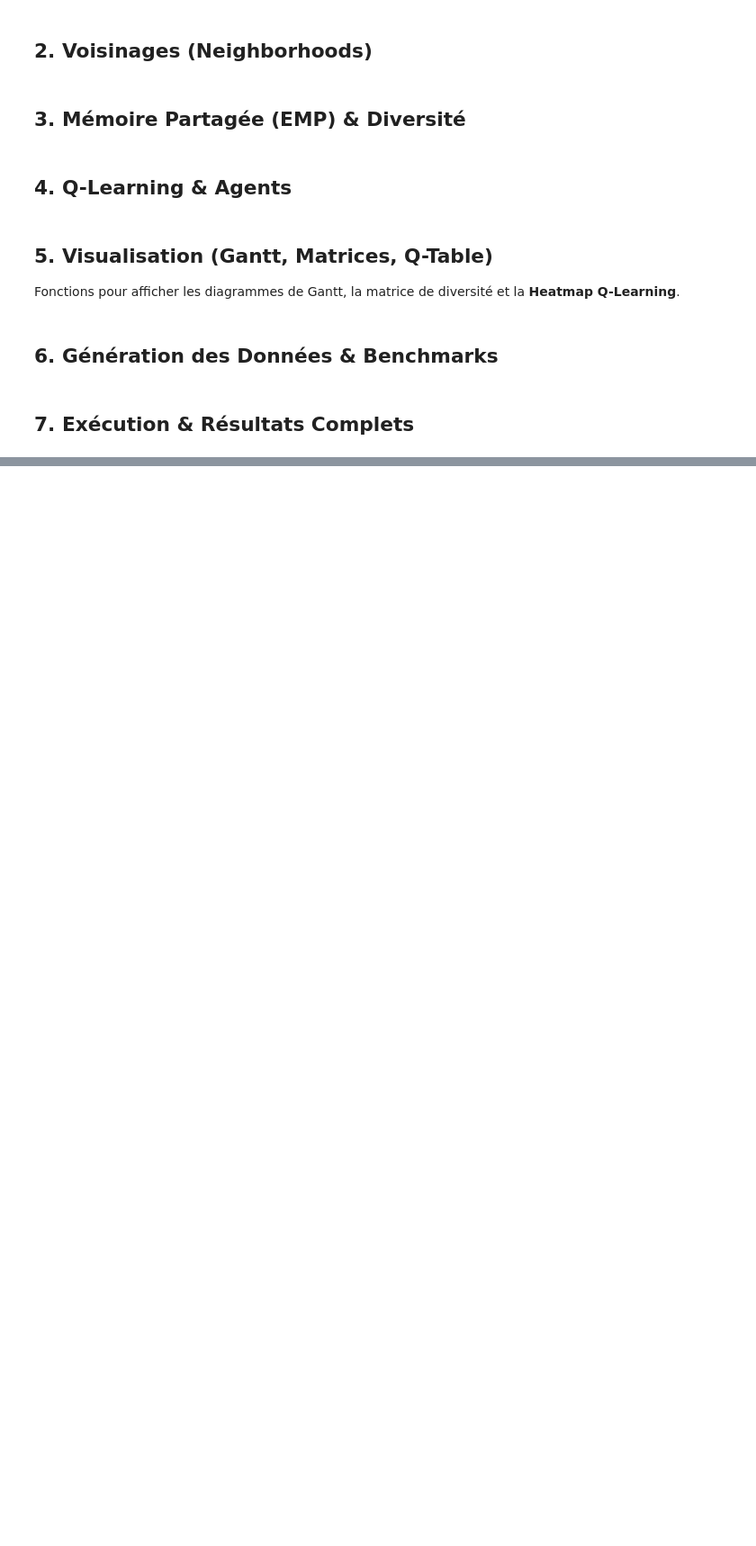
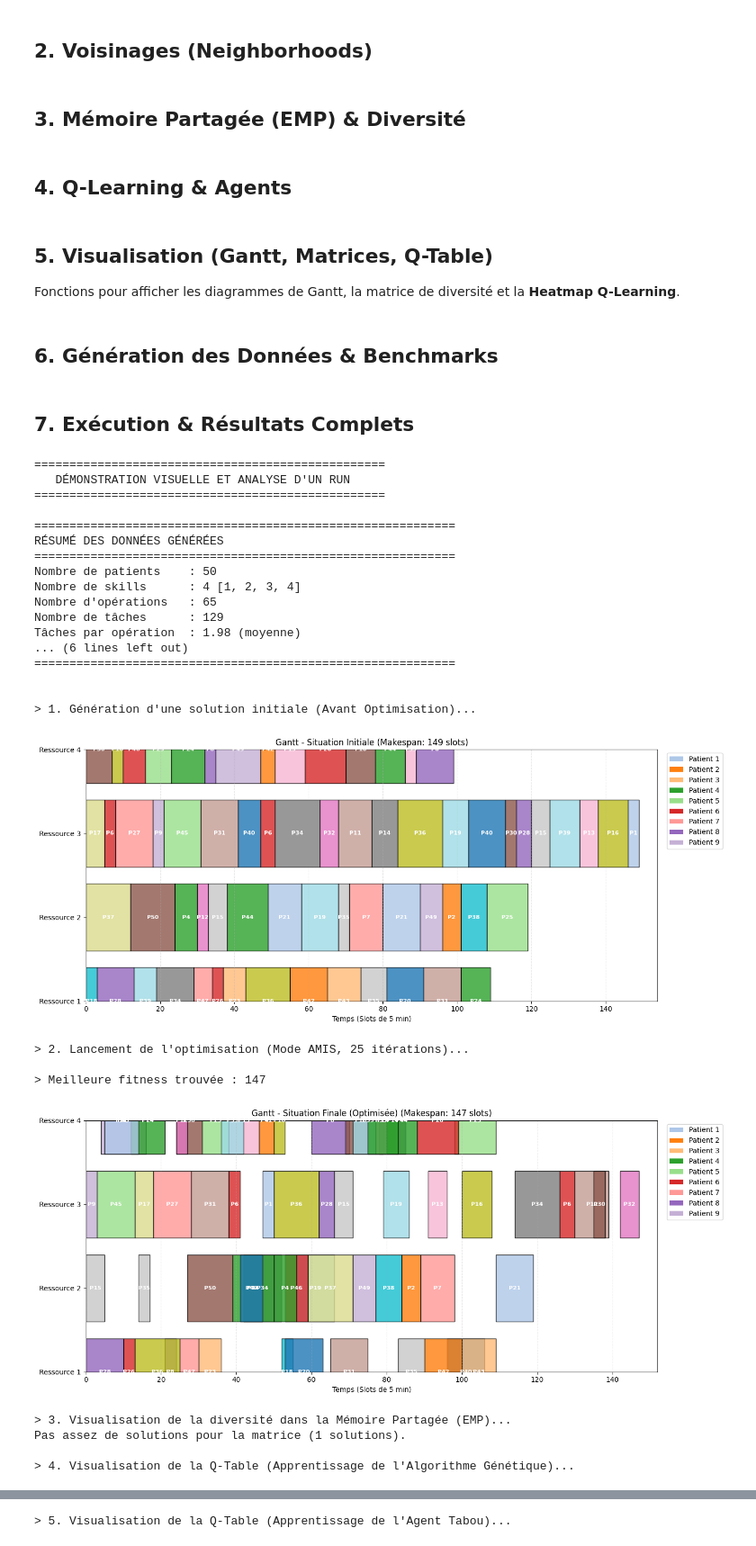
Before and after one commit to edlansiaux/sma_qlearning_scheduling, a Jupyter notebook: notebook_demo.ipynb, the cells around one changed output, grey strips where cells are left out. Shown at 90% size. Drawn from its saved outputs; the diff is of its cells as text; code cells hidden in the pictures; blank space fills up the shorter version.

```diff
--- a/notebook_demo.ipynb
+++ b/notebook_demo.ipynb
@@ -572,11 +572,11 @@ print("   DÉMONSTRATION VISUELLE ET ANALYSE D'UN RUN   ")
 print("==================================================")
 
 # 1.1 Setup Demo
-demo_patients = 8
+demo_patients = 50
 data, skills = generate_parametric_data(
     num_patients=demo_patients,
     num_skills=4,
-    max_operations=3
+    max_operations=2
 )
 print_data_summary(data, skills)
 demo_env = SchedulingEnvironment(data, skills, demo_patients)
@@ -593,33 +593,70 @@ mas_demo = MultiAgentSystem(demo_env, [
     {'id':'Tabu', 'type':'Tabu', 'learning':True},
     {'id':'RS',   'type':'RS',   'learning':True}
 ], mode='FRIENDS')
 
 mas_demo.run(iterations=25)
 
 # 1.4 Récupération & Affichage Final
 best_sol = None
 min_fit = float('inf')
 for agent in mas_demo.agents:
     if agent.best_solution.fitness < min_fit:
         min_fit = agent.best_solution.fitness
         best_sol = agent.best_solution
 
 print(f"\n> Meilleure fitness trouvée : {best_sol.fitness}")
 plot_gantt(best_sol, demo_env, title="Gantt - Situation Finale (Optimisée)")
 
 # 1.5 Visualisation de la Matrice des Distances (EMP)
 print("\n> 3. Visualisation de la diversité dans la Mémoire Partagée (EMP)...")
 plot_distance_matrix(mas_demo.emp)
 
 # 1.6 Visualisation du Processus Markovien (Q-Table d'un agent)
-print("\n> 4. Visualisation de la Q-Table (Apprentissage de l'Agent Tabou)...")
+print("\n> 4. Visualisation de la Q-Table (Apprentissage de l'Algorithme Génétique)...")
+ago = [a for a in mas_demo.agents if a.strategy_type == 'AG'][0]
+plot_q_table_heatmap(ago, title="Heatmap Q-Learning")
+
+print("\n> 5. Visualisation de la Q-Table (Apprentissage de l'Agent Tabou)...")
 tabu_agent = [a for a in mas_demo.agents if a.strategy_type == 'Tabu'][0]
 plot_q_table_heatmap(tabu_agent, title="Heatmap Q-Learning")
+
+print("\n> 6. Visualisation de la Q-Table (Apprentissage de Recuit Simulé)...")
+ro = [a for a in mas_demo.agents if a.strategy_type == 'RS'][0]
+plot_q_table_heatmap(ro, title="Heatmap Q-Learning")
+
+
 
 # ==========================================
 # 2. TABLEAUX DE BENCHMARK (TEXTE)
 # ==========================================
 print("\n\n==================================================")
-print("   GÉNÉRATION DES TABLEAUX DE BENCHMARK   ")
+print("   7. GÉNÉRATION DES TABLEAUX DE BENCHMARK   ")
 print("==================================================")
-run_benchmark_tables(num_patients=20, iterations=15)
+run_benchmark_tables(num_patients=demo_patients, iterations=15)
+# %% [output]
+==================================================
+   DÉMONSTRATION VISUELLE ET ANALYSE D'UN RUN
+==================================================
+
+============================================================
+RÉSUMÉ DES DONNÉES GÉNÉRÉES
+============================================================
+Nombre de patients    : 50
+Nombre de skills      : 4 [1, 2, 3, 4]
+Nombre d'opérations   : 65
+Nombre de tâches      : 129
+Tâches par opération  : 1.98 (moyenne)
+... (6 lines left out)
+============================================================
+
+
+> 1. Génération d'une solution initiale (Avant Optimisation)...
+[figure, added]
+> 2. Lancement de l'optimisation (Mode AMIS, 25 itérations)...
+
+> Meilleure fitness trouvée : 147
+[figure, added]
+> 3. Visualisation de la diversité dans la Mémoire Partagée (EMP)...
+Pas assez de solutions pour la matrice (1 solutions).
+
+> 4. Visualisation de la Q-Table (Apprentissage de l'Algorithme Génétique)...
@@ -625,0 +664 @@ run_benchmark_tables(num_patients=20, iterations=15)
+> 5. Visualisation de la Q-Table (Apprentissage de l'Agent Tabou)...
```
Also changed, not shown: parts of 1 cell of this notebook.
